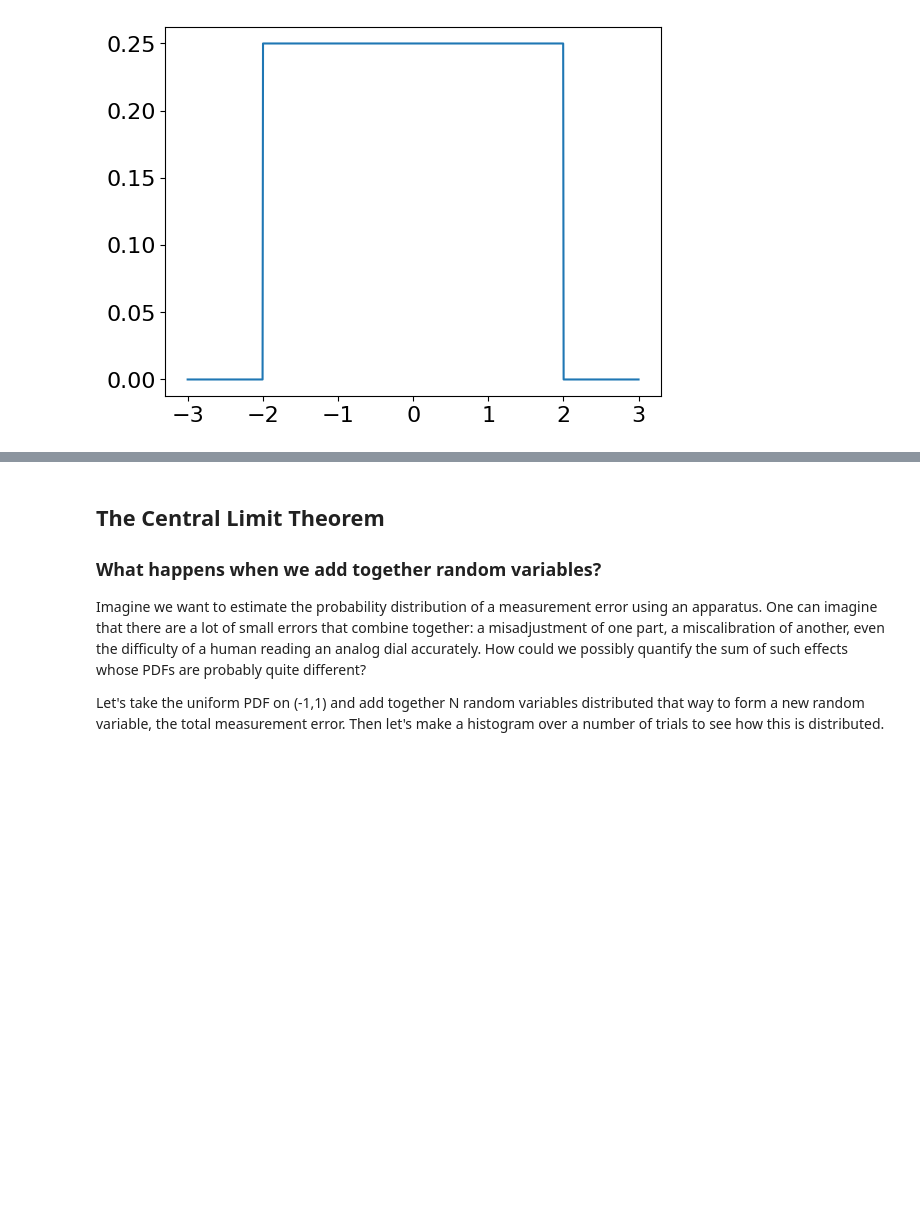
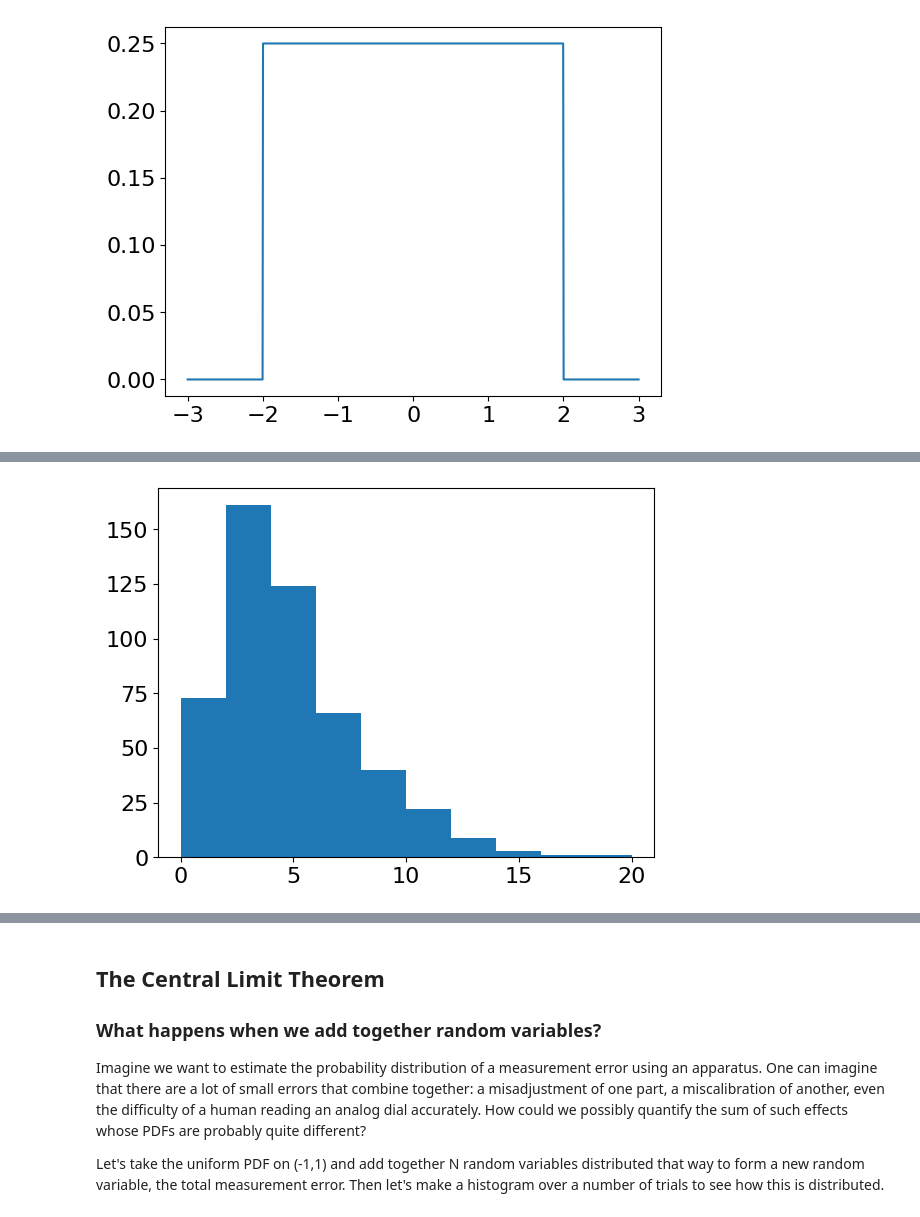
Before and after one commit to ponyisi/stats-lectures-2025, a Jupyter notebook: content/01_Stat_Distributions.ipynb, the cells around one changed output, grey strips where cells are left out. Drawn from its saved outputs; the diff is of its cells as text; code cells hidden in the pictures; blank space fills up the shorter version.

```diff
--- a/content/01_Stat_Distributions.ipynb
+++ b/content/01_Stat_Distributions.ipynb
@@ -74,3 +68,18 @@ pyplot.show()
+# %%
+from matplotlib import pyplot
+# hard-code some points
+data = [ 5.57196602,  4.29252197,  3.58230678,  5.4081897 ,  2.15401129,
+        1.26880076,  5.65695726,  1.13519392,  1.16950315,  4.06301538,
+       14.96802407,  6.59339588,  1.58367746, 14.86582906,  3.6156441 ,
+        2.41209319,  2.74711184,  9.665886  ,  5.56947102,  2.38748888,
+        1.69379924,  6.72222678,  9.61148056,  2.52400975,  2.34166035]
+# or: generate some points following some distribution
+data = numpy.random.chisquare(df=5, size=500)
+# density = True estimates a probability distribution, not just an event count
+pyplot.hist(data, range=(0,20), bins=10, density=False)
+pyplot.draw()
+# %% [output]
+[figure, added]
 # %% [markdown]
 ### Generating random variables: accept-reject sampling
 
```
Also changed, not shown: parts of 10 cells of this notebook, 1 other file.
